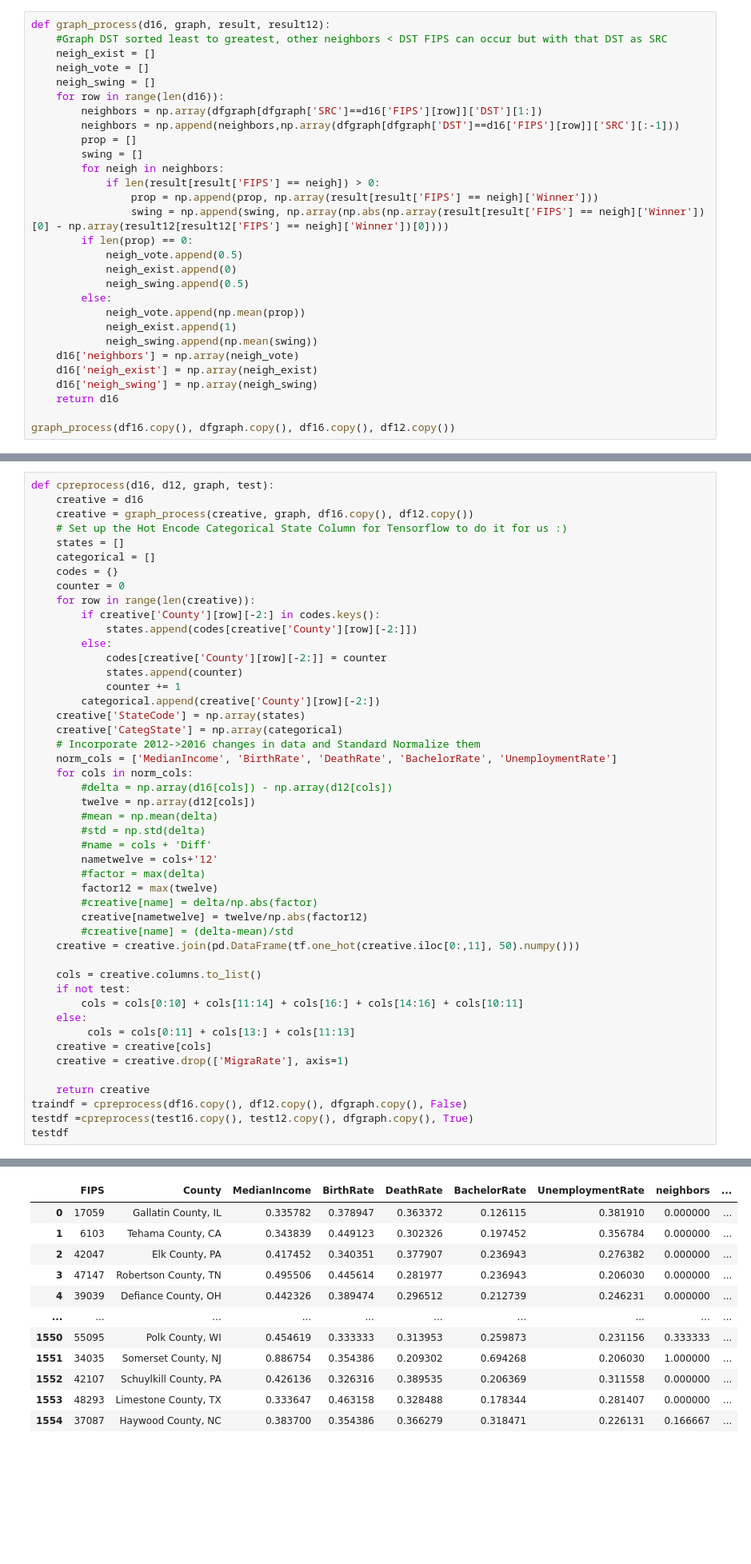
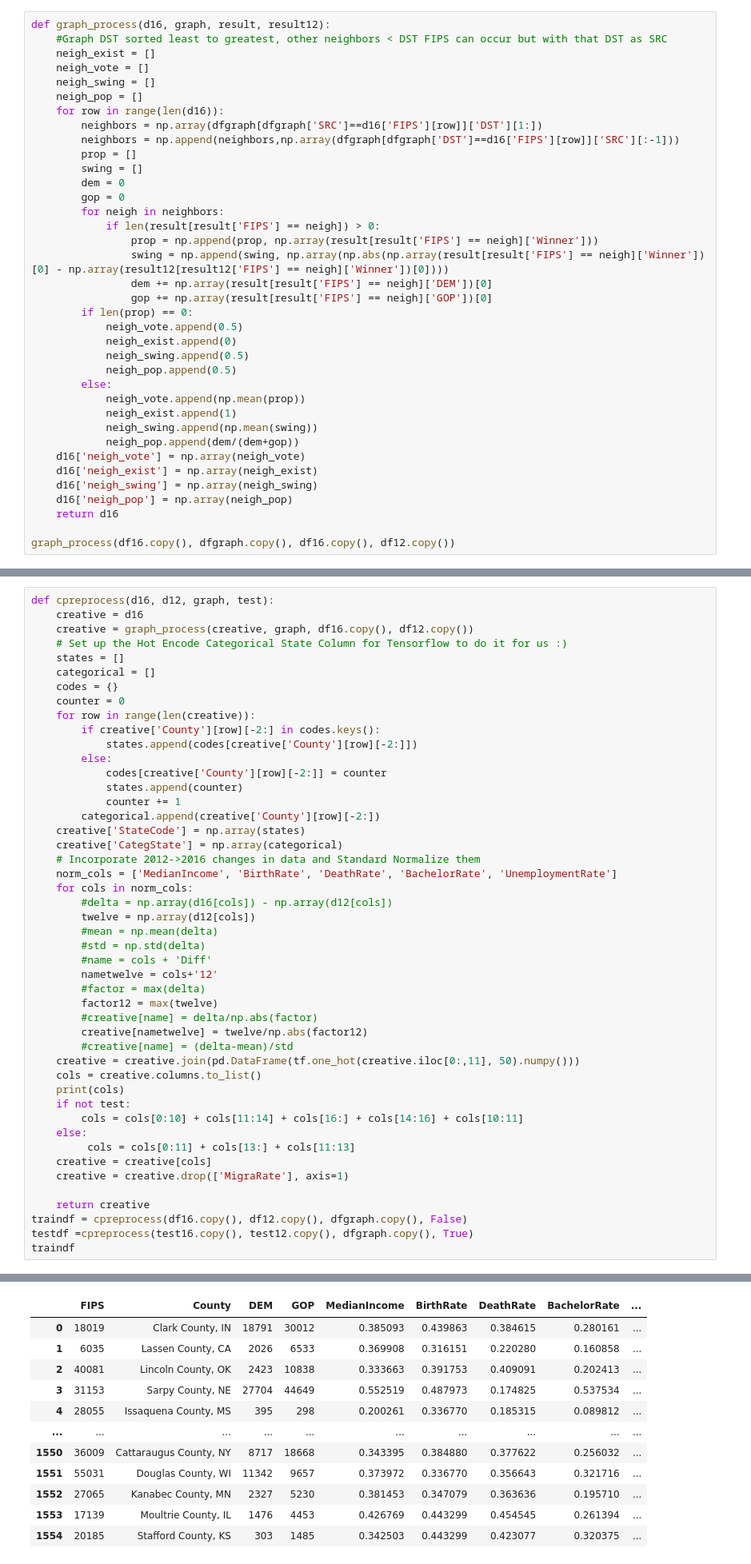
Before and after one commit to ptwu/election-county-prediction, a Jupyter notebook: ryuk_notebook.ipynb, the cells around one changed output, grey strips where cells are left out. Shown at 80% size. Cells and saved outputs as stored; diff of their text form; blank space fills up the shorter version.

```diff
--- a/ryuk_notebook.ipynb
+++ b/ryuk_notebook.ipynb
@@ -391,26 +391,34 @@ def graph_process(d16, graph, result, result12):
     neigh_exist = []
     neigh_vote = []
     neigh_swing = []
+    neigh_pop = []
     for row in range(len(d16)):
         neighbors = np.array(dfgraph[dfgraph['SRC']==d16['FIPS'][row]]['DST'][1:])
         neighbors = np.append(neighbors,np.array(dfgraph[dfgraph['DST']==d16['FIPS'][row]]['SRC'][:-1]))
         prop = []
         swing = []
+        dem = 0
+        gop = 0
         for neigh in neighbors:
             if len(result[result['FIPS'] == neigh]) > 0:
                 prop = np.append(prop, np.array(result[result['FIPS'] == neigh]['Winner']))
                 swing = np.append(swing, np.array(np.abs(np.array(result[result['FIPS'] == neigh]['Winner'])[0] - np.array(result12[result12['FIPS'] == neigh]['Winner'])[0])))
+                dem += np.array(result[result['FIPS'] == neigh]['DEM'])[0]
+                gop += np.array(result[result['FIPS'] == neigh]['GOP'])[0]
         if len(prop) == 0:
             neigh_vote.append(0.5)
             neigh_exist.append(0)
             neigh_swing.append(0.5)
+            neigh_pop.append(0.5)
         else:
             neigh_vote.append(np.mean(prop))
             neigh_exist.append(1)
             neigh_swing.append(np.mean(swing))
-    d16['neighbors'] = np.array(neigh_vote)
+            neigh_pop.append(dem/(dem+gop))
+    d16['neigh_vote'] = np.array(neigh_vote)
     d16['neigh_exist'] = np.array(neigh_exist)
     d16['neigh_swing'] = np.array(neigh_swing)
+    d16['neigh_pop'] = np.array(neigh_pop)
     return d16
 
 graph_process(df16.copy(), dfgraph.copy(), df16.copy(), df12.copy())
@@ -450,8 +470,8 @@ def cpreprocess(d16, d12, graph, test):
         creative[nametwelve] = twelve/np.abs(factor12)
         #creative[name] = (delta-mean)/std
     creative = creative.join(pd.DataFrame(tf.one_hot(creative.iloc[0:,11], 50).numpy()))
-
     cols = creative.columns.to_list()
+    print(cols)
     if not test:
         cols = cols[0:10] + cols[11:14] + cols[16:] + cols[14:16] + cols[10:11]
     else:
@@ -462,5 +482,5 @@ def cpreprocess(d16, d12, graph, test):
     return creative
 traindf = cpreprocess(df16.copy(), df12.copy(), dfgraph.copy(), False)
 testdf =cpreprocess(test16.copy(), test12.copy(), dfgraph.copy(), True)
-testdf
+traindf
 # %% [output]
@@ -469,12 +489,12 @@ testdf
-|  | FIPS | County | MedianIncome | BirthRate | DeathRate | BachelorRate | UnemploymentRate | neighbors | ... |
-| 0 | 17059 | Gallatin County, IL | 0.335782 | 0.378947 | 0.363372 | 0.126115 | 0.381910 | 0.000000 | ... |
-| 1 | 6103 | Tehama County, CA | 0.343839 | 0.449123 | 0.302326 | 0.197452 | 0.356784 | 0.000000 | ... |
-| 2 | 42047 | Elk County, PA | 0.417452 | 0.340351 | 0.377907 | 0.236943 | 0.276382 | 0.000000 | ... |
-| 3 | 47147 | Robertson County, TN | 0.495506 | 0.445614 | 0.281977 | 0.236943 | 0.206030 | 0.000000 | ... |
-| 4 | 39039 | Defiance County, OH | 0.442326 | 0.389474 | 0.296512 | 0.212739 | 0.246231 | 0.000000 | ... |
+|  | FIPS | County | DEM | GOP | MedianIncome | BirthRate | DeathRate | BachelorRate | ... |
+| 0 | 18019 | Clark County, IN | 18791 | 30012 | 0.385093 | 0.439863 | 0.384615 | 0.280161 | ... |
+| 1 | 6035 | Lassen County, CA | 2026 | 6533 | 0.369908 | 0.316151 | 0.220280 | 0.160858 | ... |
+| 2 | 40081 | Lincoln County, OK | 2423 | 10838 | 0.333663 | 0.391753 | 0.409091 | 0.202413 | ... |
+| 3 | 31153 | Sarpy County, NE | 27704 | 44649 | 0.552519 | 0.487973 | 0.174825 | 0.537534 | ... |
+| 4 | 28055 | Issaquena County, MS | 395 | 298 | 0.200261 | 0.336770 | 0.185315 | 0.089812 | ... |
 | ... | ... | ... | ... | ... | ... | ... | ... | ... | ... |
-| 1550 | 55095 | Polk County, WI | 0.454619 | 0.333333 | 0.313953 | 0.259873 | 0.231156 | 0.333333 | ... |
-| 1551 | 34035 | Somerset County, NJ | 0.886754 | 0.354386 | 0.209302 | 0.694268 | 0.206030 | 1.000000 | ... |
-| 1552 | 42107 | Schuylkill County, PA | 0.426136 | 0.326316 | 0.389535 | 0.206369 | 0.311558 | 0.000000 | ... |
-| 1553 | 48293 | Limestone County, TX | 0.333647 | 0.463158 | 0.328488 | 0.178344 | 0.281407 | 0.000000 | ... |
-| 1554 | 37087 | Haywood County, NC | 0.383700 | 0.354386 | 0.366279 | 0.318471 | 0.226131 | 0.166667 | ... |
+| 1550 | 36009 | Cattaraugus County, NY | 8717 | 18668 | 0.343395 | 0.384880 | 0.377622 | 0.256032 | ... |
+| 1551 | 55031 | Douglas County, WI | 11342 | 9657 | 0.373972 | 0.336770 | 0.356643 | 0.321716 | ... |
+| 1552 | 27065 | Kanabec County, MN | 2327 | 5230 | 0.381453 | 0.347079 | 0.363636 | 0.195710 | ... |
+| 1553 | 17139 | Moultrie County, IL | 1476 | 4453 | 0.426769 | 0.443299 | 0.454545 | 0.261394 | ... |
+| 1554 | 20185 | Stafford County, KS | 303 | 1485 | 0.342503 | 0.443299 | 0.423077 | 0.320375 | ... |
```
Also changed, not shown: parts of 5 cells of this notebook.
